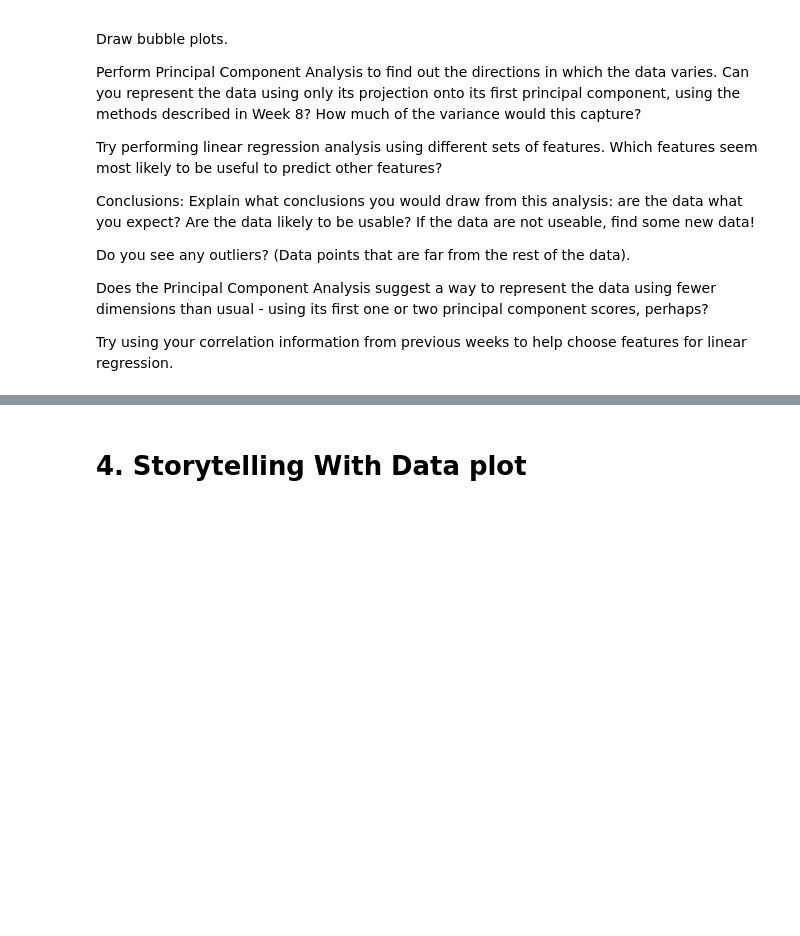
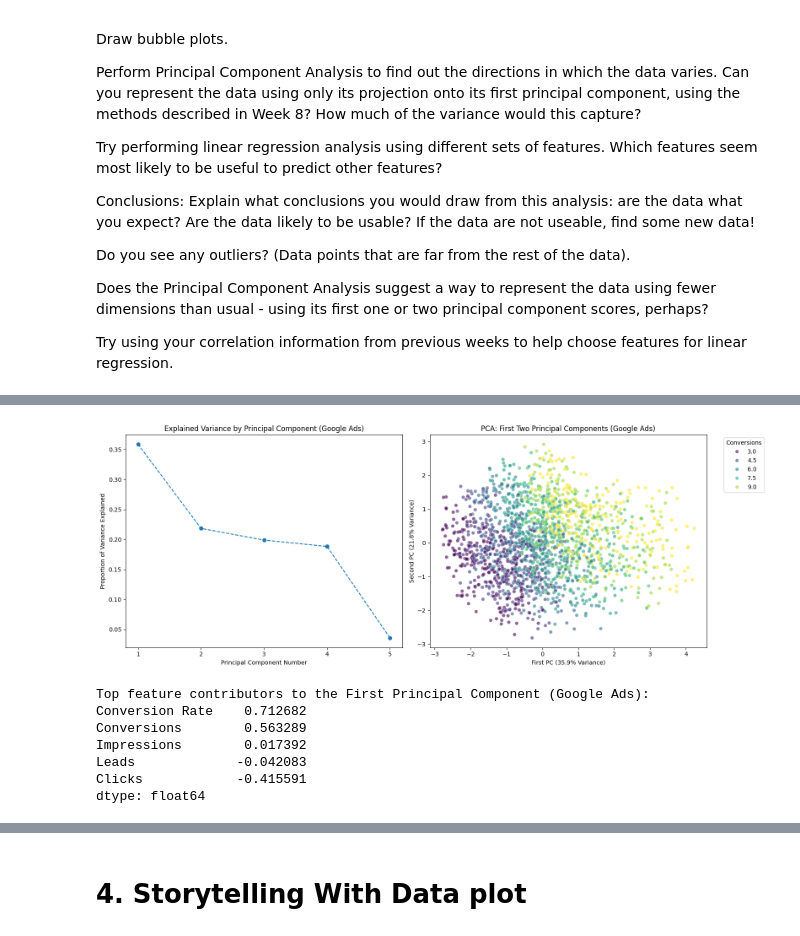
Before and after one commit to aqds-hub/Learning, a Jupyter notebook: Mod b/OMDS-ModB2-Week9-QuintinoDosSantos-Amanda.ipynb, the cells around one changed output, grey strips where cells are left out. Saved outputs shown, nothing was run; the diff lists cells and outputs as text; code cells hidden in the pictures; blank space fills up the shorter version.

```diff
--- a/Mod b/OMDS-ModB2-Week9-QuintinoDosSantos-Amanda.ipynb
+++ b/Mod b/OMDS-ModB2-Week9-QuintinoDosSantos-Amanda.ipynb
@@ -63,0 +222,65 @@ Try using your correlation information from previous weeks to help choose featur
+# %%
+google_ads_df = pd.read_csv('google-ads-dataset.csv')
+# %%
+#
+# Filter out categorical and ID columns
+numeric_ads = google_ads_df.select_dtypes(include=[np.number]).dropna()
+
+cols_to_drop = [col for col in numeric_ads.columns if 'id' in col.lower()]
+numeric_ads = numeric_ads.drop(columns=cols_to_drop, errors='ignore')
+
+# Standardize the data
+scaler_ads = StandardScaler()
+scaled_ads_data = scaler_ads.fit_transform(numeric_ads)
+
+# Fit PCA
+pca_ads = PCA()
+pca_ads.fit(scaled_ads_data)
+pca_ads_scores = pca_ads.transform(scaled_ads_data)
+
+# Visualization
+fig, axes = plt.subplots(1, 2, figsize=(16, 6))
+
+# Scree plot
+axes[0].plot(range(1, len(pca_ads.explained_variance_ratio_) + 1), pca_ads.explained_variance_ratio_, marker='o', linestyle='--')
+axes[0].set_title('Explained Variance by Principal Component (Google Ads)')
+axes[0].set_xlabel('Principal Component Number')
+axes[0].set_ylabel('Proportion of Variance Explained')
+axes[0].set_xticks(range(1, len(pca_ads.explained_variance_ratio_) + 1))
+
+# Define hue if there is a logical segment target (like 'Conversions' or 'Clicks')
+hue_col = None
+for col in ['Conversions', 'Conversion', 'Clicks', 'clicks']:
+    if col in numeric_ads.columns:
+        hue_col = numeric_ads[col]
+        break
+
+# PCA Scatter plot
+sns.scatterplot(
+    x=pca_ads_scores[:, 0], y=pca_ads_scores[:, 1],
+    hue=hue_col,
+    alpha=0.6, palette='viridis' if hue_col is not None else None, ax=axes[1]
+)
+axes[1].set_title('PCA: First Two Principal Components (Google Ads)')
+axes[1].set_xlabel(f'First PC ({pca_ads.explained_variance_ratio_[0]*100:.1f}% Variance)')
+axes[1].set_ylabel(f'Second PC ({pca_ads.explained_variance_ratio_[1]*100:.1f}% Variance)')
+
+if hue_col is not None:
+    axes[1].legend(title=hue_col.name, bbox_to_anchor=(1.05, 1), loc='upper left')
+
+plt.tight_layout()
+plt.show()
+
+# 5. Top feature contributors of the first prinipcal component
+print("Top feature contributors to the First Principal Component (Google Ads):")
+pc1_ads_components = pd.Series(pca_ads.components_[0], index=numeric_ads.columns).sort_values(ascending=False)
+print(pc1_ads_components.head(10))
+# %% [output]
+[figure, added]
+Top feature contributors to the First Principal Component (Google Ads):
+Conversion Rate    0.712682
+Conversions        0.563289
+Impressions        0.017392
+Leads             -0.042083
+Clicks            -0.415591
+dtype: float64
```
Also changed, not shown: parts of 11 cells of this notebook, 3 other files.
